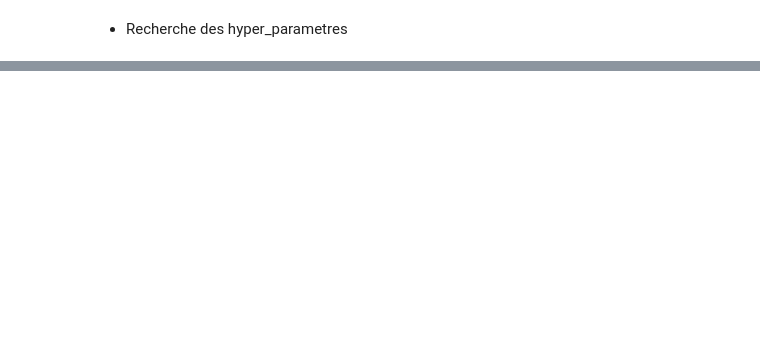
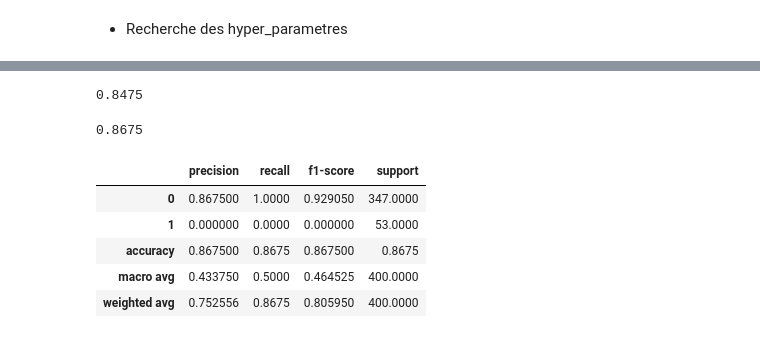
Before and after one commit to SAKPANI/Formation-Data_Science-et-Machine-Learning, a Jupyter notebook: Machine_Learning/MODELES/apprendre_modeles_ML.ipynb, the cells around one changed output, grey strips where cells are left out. Drawn from its saved outputs; the diff is of its cells as text; code cells hidden in the pictures; blank space fills up the shorter version.

Commit message:
Avant dernier partie du mini-projet1 pour la formation, maitrise du modele de arbre de decision

```diff
--- a/Machine_Learning/MODELES/apprendre_modeles_ML.ipynb
+++ b/Machine_Learning/MODELES/apprendre_modeles_ML.ipynb
@@ -370,2 +371,29 @@ plt.show()
 # %% [markdown]
 - Recherche des hyper_parametres
+# %%
+parametre = {
+    "max_depth"         : [2, 4,8,10,16, 20, 100, None],
+    "min_samples_split" : [2,5,10],
+    "min_samples_leaf"  : [1,2,4],
+    "criterion"         : ["gini", "entropy"]
+}
+
+grid_f1 = GridSearchCV(
+    estimator= modele_arbre,
+    param_grid= parametre,
+    scoring= "f1",
+    n_jobs= -1,  # Rend la recherche plus rapide
+    cv = 5
+)
+
+
+grid_f1.fit(X_train, y_train)
+
+grid_accuracy = GridSearchCV(
+    estimator= modele_arbre,
+    param_grid= parametre,
+    scoring= "accuracy",
+    n_jobs= -1,  # Rend la recherche plus rapide
+    cv = 5
+)
+grid_accuracy.fit(X_train, y_train)
@@ -371,0 +483,20 @@ plt.show()
+# %%
+accuracy_score(y_test, grid_f1.predict(X_test))
+# %% [output]
+0.8475
+# %%
+accuracy_score(y_test, grid_accuracy.predict(X_test))
+# %% [output]
+0.8675
+# %%
+rapport= classification_report(y_test, grid_accuracy.predict(X_test), target_names=["0", "1"], output_dict = True)
+
+df_rapport = pd.DataFrame(rapport).T
+display(df_rapport)
+# %% [output]
+|  | precision | recall | f1-score | support |
+| 0 | 0.867500 | 1.0000 | 0.929050 | 347.0000 |
+| 1 | 0.000000 | 0.0000 | 0.000000 | 53.0000 |
+| accuracy | 0.867500 | 0.8675 | 0.867500 | 0.8675 |
+| macro avg | 0.433750 | 0.5000 | 0.464525 | 400.0000 |
+| weighted avg | 0.752556 | 0.8675 | 0.805950 | 400.0000 |
```
Also changed, not shown: parts of 15 cells of this notebook, 1 other file.
